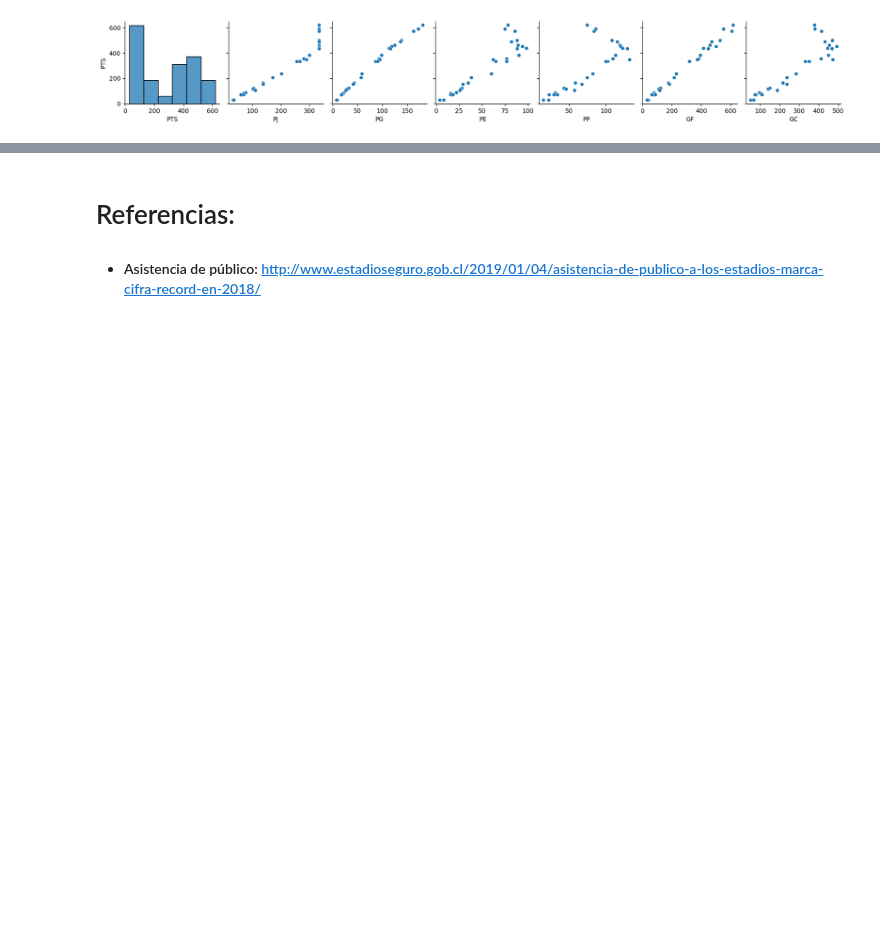
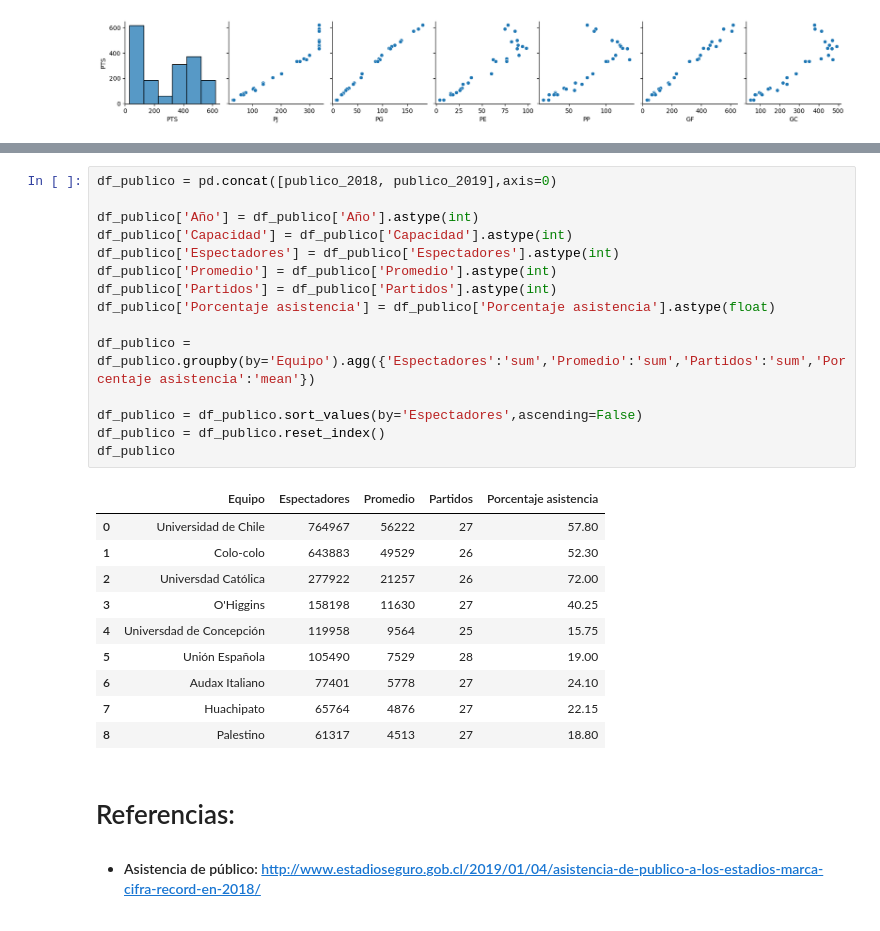
Before and after one commit to fmeza7/Proyecto_Cs_Datos_Grupo_1, a Jupyter notebook: Proyecto.ipynb, the cells around one changed output, grey strips where cells are left out. Drawn from its saved outputs; the diff is of its cells as text; blank space fills up the shorter version.

Commit message:
se agrega tabla publico acumulado 2018-2019

```diff
--- a/Proyecto.ipynb
+++ b/Proyecto.ipynb
@@ -700,6 +700,32 @@ publico_2020
 | 6 | Audax Italiano | Estadio Bicentenario | 2020 | 12000 | 4555 | 1139 | 4 | 7.9 |
 | 7 | Universdad de Concepción | Estadio Ester Roa Rebolledo | 2020 | 30448 | 3494 | 1165 | 3 | 3.8 |
 | 8 | Huachipato | Estadio Huachipato-CAP Acero | 2020 | 11000 | 9275 | 2319 | 4 | 21.1 |
+# %%
+df_publico = pd.concat([publico_2018, publico_2019],axis=0)
+
+df_publico['Año'] = df_publico['Año'].astype(int)
+df_publico['Capacidad'] = df_publico['Capacidad'].astype(int)
+df_publico['Espectadores'] = df_publico['Espectadores'].astype(int)
+df_publico['Promedio'] = df_publico['Promedio'].astype(int)
+df_publico['Partidos'] = df_publico['Partidos'].astype(int)
+df_publico['Porcentaje asistencia'] = df_publico['Porcentaje asistencia'].astype(float)
+
+df_publico = df_publico.groupby(by='Equipo').agg({'Espectadores':'sum','Promedio':'sum','Partidos':'sum','Porcentaje asistencia':'mean'})
+
+df_publico = df_publico.sort_values(by='Espectadores',ascending=False)
+df_publico = df_publico.reset_index()
+df_publico
+# %% [output]
+|  | Equipo | Espectadores | Promedio | Partidos | Porcentaje asistencia |
+| 0 | Universidad de Chile | 764967 | 56222 | 27 | 57.80 |
+| 1 | Colo-colo | 643883 | 49529 | 26 | 52.30 |
+| 2 | Universdad Católica | 277922 | 21257 | 26 | 72.00 |
+| 3 | O'Higgins | 158198 | 11630 | 27 | 40.25 |
+| 4 | Universdad de Concepción | 119958 | 9564 | 25 | 15.75 |
+| 5 | Unión Española | 105490 | 7529 | 28 | 19.00 |
+| 6 | Audax Italiano | 77401 | 5778 | 27 | 24.10 |
+| 7 | Huachipato | 65764 | 4876 | 27 | 22.15 |
+| 8 | Palestino | 61317 | 4513 | 27 | 18.80 |
 # %% [markdown]
 # Referencias:
 * #### Asistencia de público: http://www.estadioseguro.gob.cl/2019/01/04/asistencia-de-publico-a-los-estadios-marca-cifra-record-en-2018/
```
Also changed, not shown: 1 other file.
